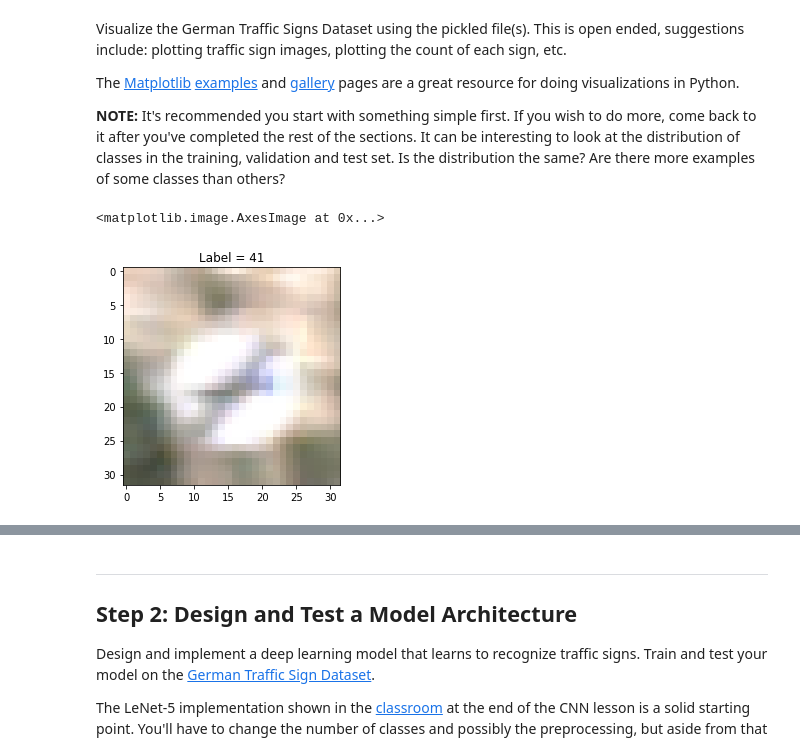
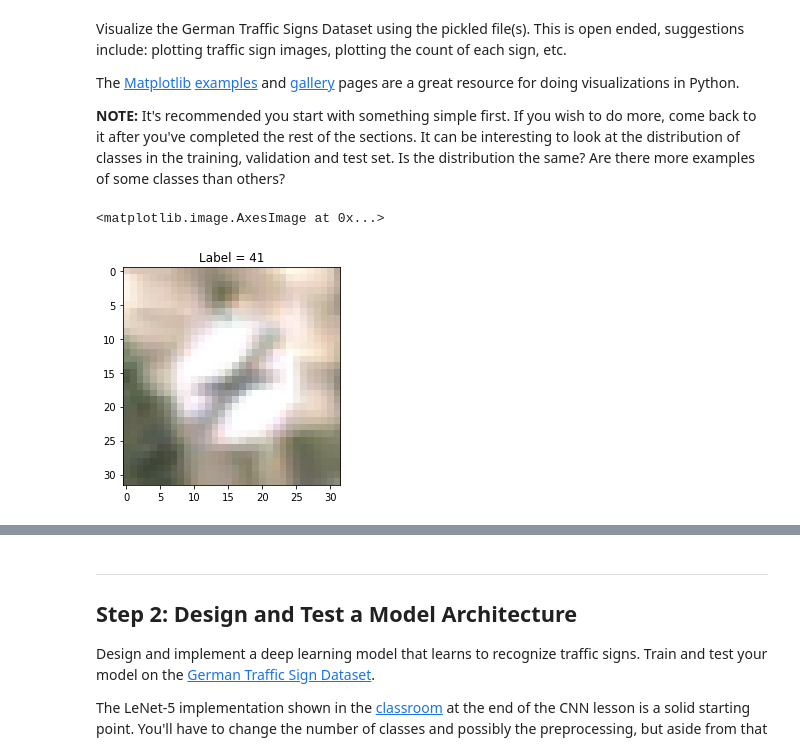
Before and after one commit to shakeelr/CarND-Traffic-Sign-Classifier-Project, a Jupyter notebook: Traffic_Sign_Classifier.ipynb, the cells around one changed output, grey strips where cells are left out. Cells and saved outputs as stored; diff of their text form; code cells hidden in the pictures.

```diff
--- a/Traffic_Sign_Classifier.ipynb
+++ b/Traffic_Sign_Classifier.ipynb
@@ -100,9 +100,9 @@ import matplotlib.pyplot as plt
 # %%
 #Visualize a random traffic sign
 #n = np.random.randint(n_train)
-n = 30
+n = 31
 plt.title("Label = " + str(y_train[n]))
 plt.imshow(X_train[n])
 # %% [output]
 <matplotlib.image.AxesImage at 0x...>
-[figure, old version]
+[figure, new version]
```
Also changed, not shown: parts of 19 cells of this notebook, 22 other files.
